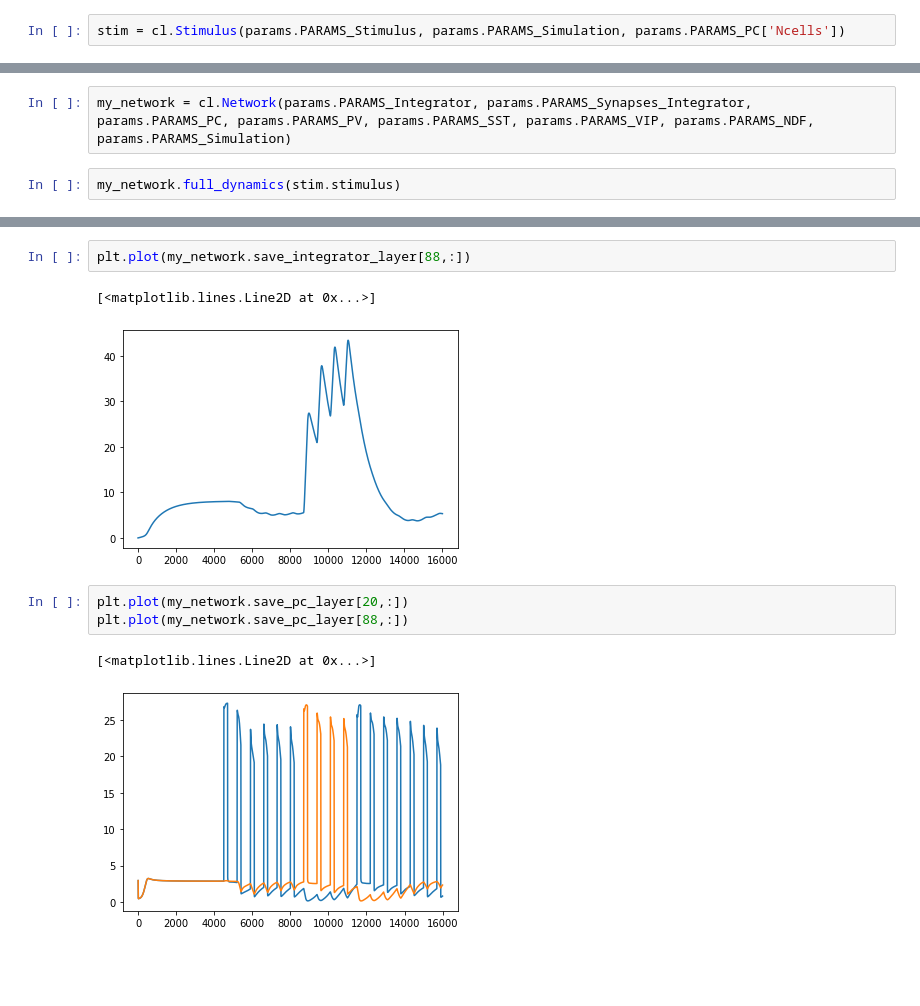
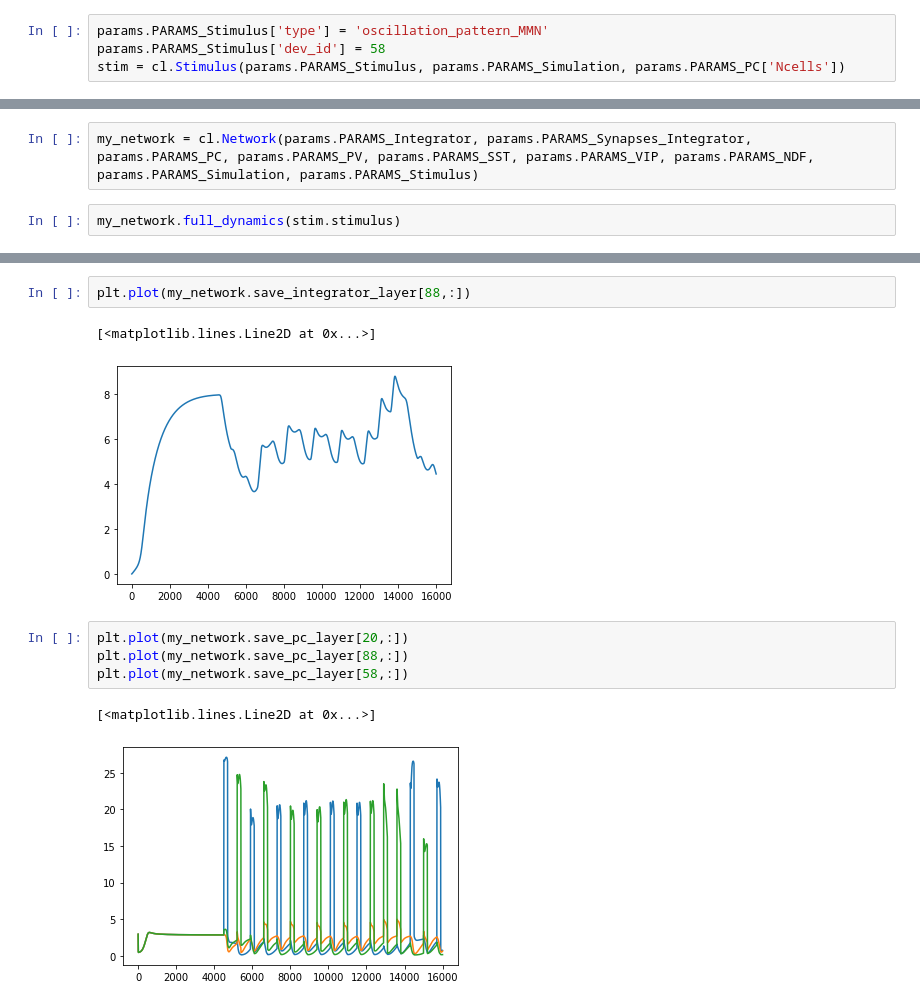
Before and after one commit to berlemontkevin/categorical_MMN, a Jupyter notebook: notebooks/test_files/test_stimulus.ipynb, the cells around one changed output, grey strips where cells are left out. Cells and saved outputs as stored; diff of their text form; blank space fills up the shorter version.

```diff
--- a/notebooks/test_files/test_stimulus.ipynb
+++ b/notebooks/test_files/test_stimulus.ipynb
@@ -11,6 +11,8 @@ import classes as cl
 
 import matplotlib.pyplot as plt
 # %%
+params.PARAMS_Stimulus['type'] = 'oscillation_pattern_MMN'
+params.PARAMS_Stimulus['dev_id'] = 58
 stim = cl.Stimulus(params.PARAMS_Stimulus, params.PARAMS_Simulation, params.PARAMS_PC['Ncells'])
 # %%
 stim.stimulus
@@ -61,5 +45,5 @@ plt.plot(stim.stimulus[88,:])
 # %%
-my_network = cl.Network(params.PARAMS_Integrator, params.PARAMS_Synapses_Integrator, params.PARAMS_PC, params.PARAMS_PV, params.PARAMS_SST, params.PARAMS_VIP, params.PARAMS_NDF, params.PARAMS_Simulation)
+my_network = cl.Network(params.PARAMS_Integrator, params.PARAMS_Synapses_Integrator, params.PARAMS_PC, params.PARAMS_PV, params.PARAMS_SST, params.PARAMS_VIP, params.PARAMS_NDF, params.PARAMS_Simulation, params.PARAMS_Stimulus)
 # %%
 my_network.full_dynamics(stim.stimulus)
 # %%
@@ -71,13 +55,14 @@ plt.plot(my_network.save_integrator_layer[20,:])
 plt.plot(my_network.save_integrator_layer[88,:])
 # %% [output]
 [<matplotlib.lines.Line2D at 0x...>]
-[figure, old version]
+[figure, new version]
 # %%
 plt.plot(my_network.save_pc_layer[20,:])
 plt.plot(my_network.save_pc_layer[88,:])
+plt.plot(my_network.save_pc_layer[58,:])
 # %% [output]
 [<matplotlib.lines.Line2D at 0x...>]
-[figure, old version]
+[figure, new version]
 # %%
 plt.plot(my_network.save_pv_layer[20,:])
 plt.plot(my_network.save_pv_layer[88,:])
```
Also changed, not shown: parts of 14 cells of this notebook, 23 other files.
